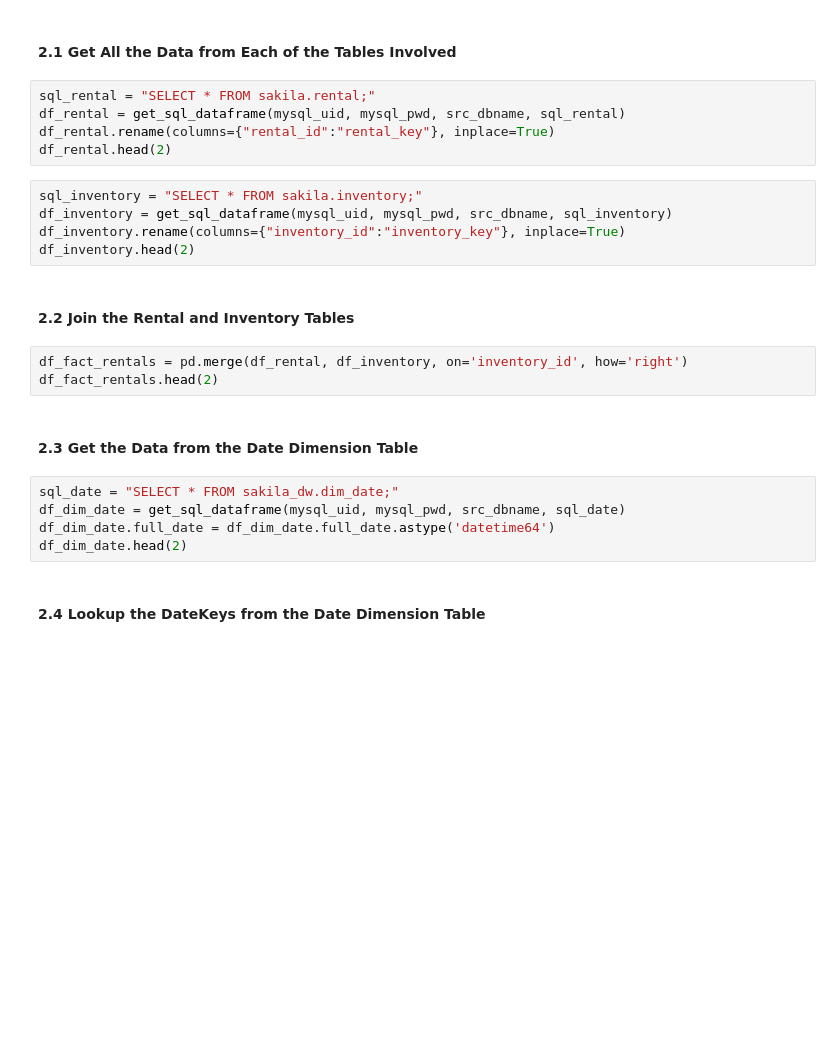
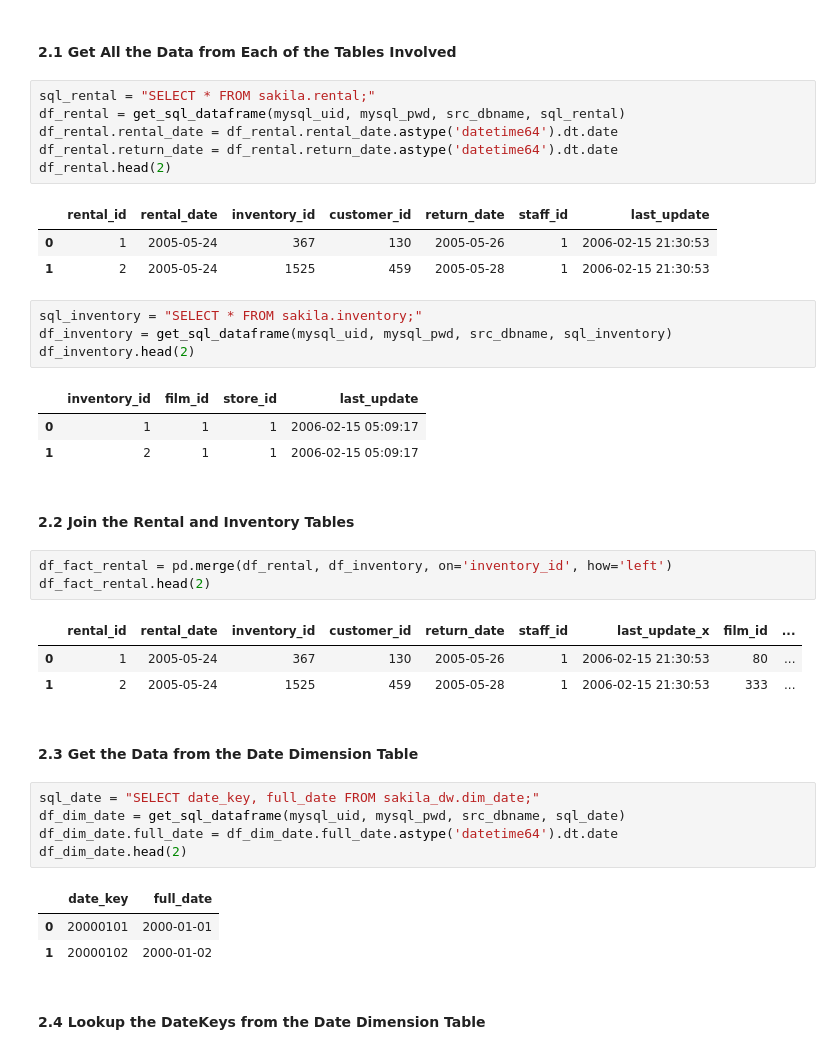
Before and after one commit to chrryyy/DS-2002-Data-Science-Systems, a Jupyter notebook: DS 2002 Midterm Project Cheryl Bai.ipynb, the cells around one changed output. Saved outputs shown, nothing was run; the diff lists cells and outputs as text; blank space fills up the shorter version.

```diff
--- a/DS 2002 Midterm Project Cheryl Bai.ipynb
+++ b/DS 2002 Midterm Project Cheryl Bai.ipynb
@@ -215,25 +227,41 @@ df_dim_suppliers.head(2)
 # %%
 sql_rental = "SELECT * FROM sakila.rental;"
 df_rental = get_sql_dataframe(mysql_uid, mysql_pwd, src_dbname, sql_rental)
-df_rental.rename(columns={"rental_id":"rental_key"}, inplace=True)
+df_rental.rental_date = df_rental.rental_date.astype('datetime64').dt.date
+df_rental.return_date = df_rental.return_date.astype('datetime64').dt.date
 df_rental.head(2)
+# %% [output]
+|  | rental_id | rental_date | inventory_id | customer_id | return_date | staff_id | last_update |
+| 0 | 1 | 2005-05-24 | 367 | 130 | 2005-05-26 | 1 | 2006-02-15 21:30:53 |
+| 1 | 2 | 2005-05-24 | 1525 | 459 | 2005-05-28 | 1 | 2006-02-15 21:30:53 |
 # %%
 sql_inventory = "SELECT * FROM sakila.inventory;"
 df_inventory = get_sql_dataframe(mysql_uid, mysql_pwd, src_dbname, sql_inventory)
-df_inventory.rename(columns={"inventory_id":"inventory_key"}, inplace=True)
 df_inventory.head(2)
+# %% [output]
+|  | inventory_id | film_id | store_id | last_update |
+| 0 | 1 | 1 | 1 | 2006-02-15 05:09:17 |
+| 1 | 2 | 1 | 1 | 2006-02-15 05:09:17 |
 # %% [markdown]
 #### 2.2 Join the Rental and Inventory Tables
 # %%
-df_fact_rentals = pd.merge(df_rental, df_inventory, on='inventory_id', how='right')
-df_fact_rentals.head(2)
+df_fact_rental = pd.merge(df_rental, df_inventory, on='inventory_id', how='left')
+df_fact_rental.head(2)
+# %% [output]
+|  | rental_id | rental_date | inventory_id | customer_id | return_date | staff_id | last_update_x | film_id | ... |
+| 0 | 1 | 2005-05-24 | 367 | 130 | 2005-05-26 | 1 | 2006-02-15 21:30:53 | 80 | ... |
+| 1 | 2 | 2005-05-24 | 1525 | 459 | 2005-05-28 | 1 | 2006-02-15 21:30:53 | 333 | ... |
 # %% [markdown]
 #### 2.3 Get the Data from the Date Dimension Table
 # %%
-sql_date = "SELECT * FROM sakila_dw.dim_date;"
+sql_date = "SELECT date_key, full_date FROM sakila_dw.dim_date;"
 df_dim_date = get_sql_dataframe(mysql_uid, mysql_pwd, src_dbname, sql_date)
-df_dim_date.full_date = df_dim_date.full_date.astype('datetime64')
+df_dim_date.full_date = df_dim_date.full_date.astype('datetime64').dt.date
 df_dim_date.head(2)
+# %% [output]
+|  | date_key | full_date |
+| 0 | 20000101 | 2000-01-01 |
+| 1 | 20000102 | 2000-01-02 |
 # %% [markdown]
 #### 2.4 Lookup the DateKeys from the Date Dimension Table
 # %%
```
Also changed, not shown: parts of 16 cells of this notebook.
